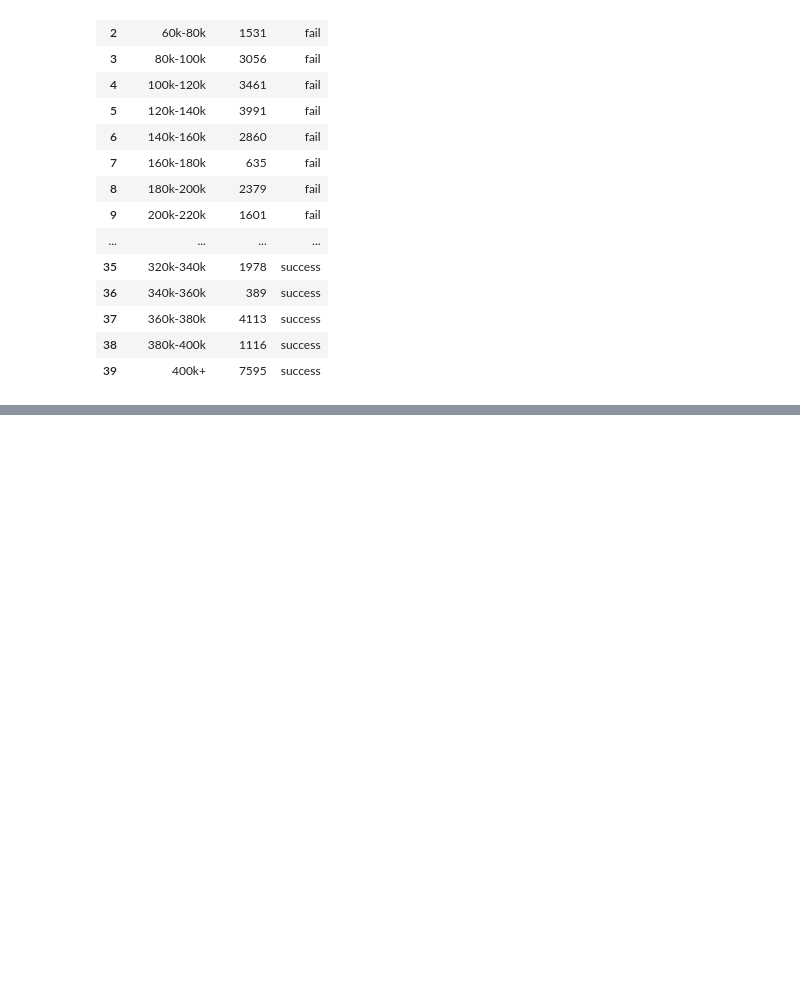
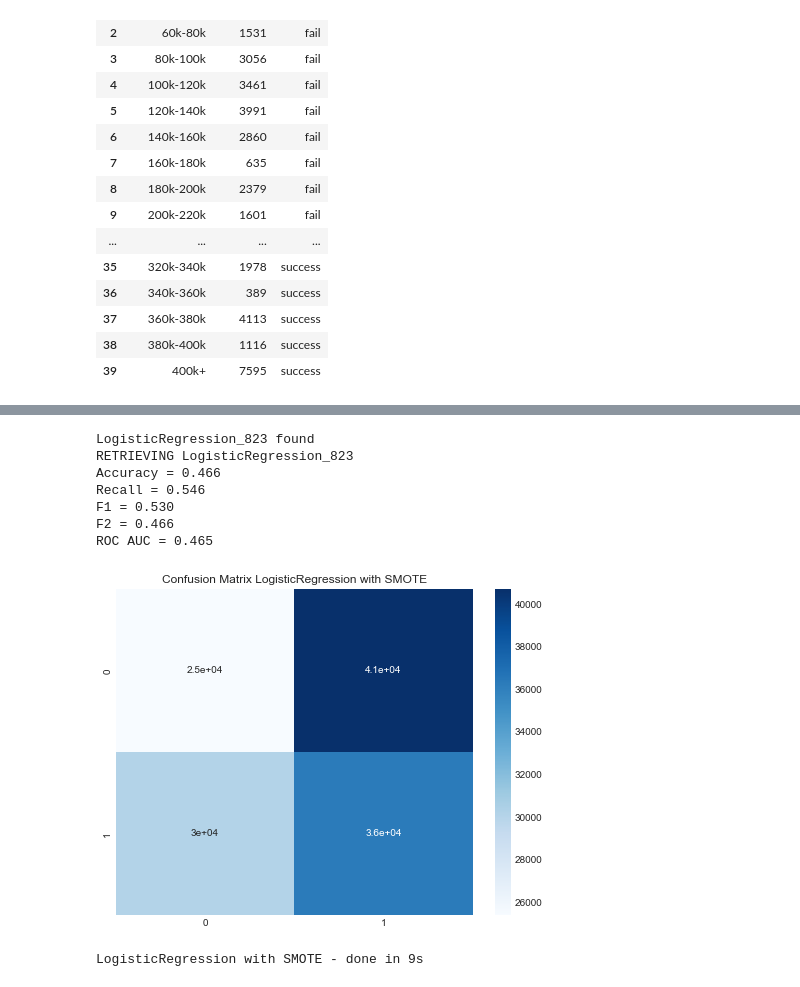
Before and after one commit to dolitham/home-credit, a Jupyter notebook: exploration.ipynb, the cells around one changed output, grey strips where cells are left out. Cells and saved outputs as stored; diff of their text form; code cells hidden in the pictures; blank space fills up the shorter version.

```diff
--- a/exploration.ipynb
+++ b/exploration.ipynb
@@ -297,0 +408,3 @@ to_plot
+# %%
+nb_smote_customers = X_sm.shape[0] - X.shape[0]
+X_sm.iloc[X.shape[0]:, :]['SK_ID_CURR'] = list(range(9000000, 9000000 + nb_smote_customers))
@@ -297,0 +415,2 @@ to_plot
+# %%
+X_sm = X_sm.drop(columns=['index'], errors='ignore').set_index('SK_ID_CURR', drop=True)
@@ -297,0 +533,13 @@ to_plot
+# %%
+lr = LogisticRegression(random_state=0)
+lr = train_and_predict(use_smote=True, model=lr)
+# %% [output]
+LogisticRegression_823 found
+RETRIEVING LogisticRegression_823
+Accuracy = 0.466
+Recall = 0.546
+F1 = 0.530
+F2 = 0.466
+ROC AUC = 0.465
+[figure, added]
+LogisticRegression with SMOTE - done in 9s
```
Also changed, not shown: parts of 66 cells of this notebook, 6 other files.
